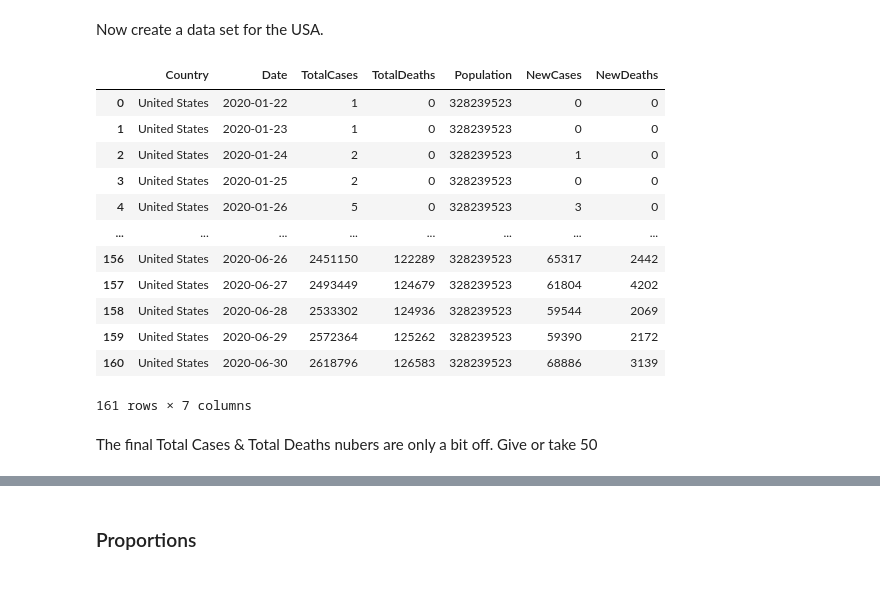
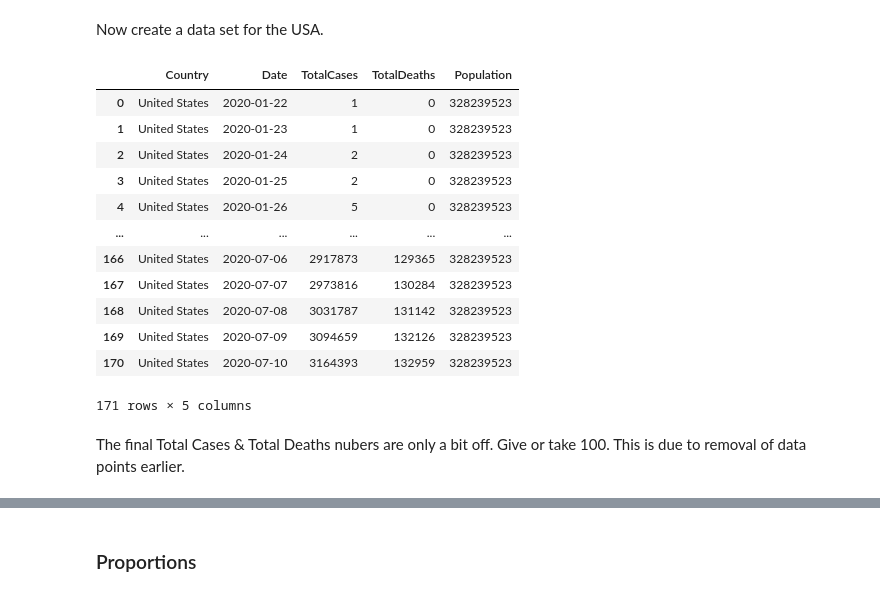
Before and after one commit to iscarff123/Covid19Project, a Jupyter notebook: Data_Preprocessing.ipynb, the cells around one changed output, grey strips where cells are left out. Saved outputs shown, nothing was run; the diff lists cells and outputs as text; code cells hidden in the pictures.

```diff
--- a/Data_Preprocessing.ipynb
+++ b/Data_Preprocessing.ipynb
@@ -679,6 +542,6 @@ The first 6 states (Alabama, Alaska, Arizona, Arkansas, California, Colorado, Co
 Extract the first 6 states.
 # %%
 ### First six states end where DC begins
-firstSix = cases_deaths2[:list(cases_deaths2["countyFIPS"][cases_deaths2["State"] == "DC"].index)[0]]
+firstSix = cases_deaths[:list(cases_deaths["countyFIPS"][cases_deaths["State"] == "DC"].index)[0]]
 firstSix
 # %% [output]
@@ -739,5 +602,5 @@ Now drop the first six states in cases_deaths2 and stack firstSix on top.
 # %%
-firstSixIndex = np.arange(start = 0, stop = list(cases_deaths2["countyFIPS"][cases_deaths2["State"] == "DC"].index)[0])
-cases_deaths2 = cases_deaths2.drop(firstSixIndex)
-cases_deaths2
+firstSixIndex = np.arange(start = 0, stop = list(cases_deaths["countyFIPS"][cases_deaths["State"] == "DC"].index)[0])
+cases_deaths = cases_deaths.drop(firstSixIndex)
+cases_deaths
 # %% [output]
@@ -757,4 +620,4 @@ cases_deaths2
 # %%
-cases_deaths2 = pd.concat([firstSix,cases_deaths2])
-cases_deaths2
+cases_deaths = pd.concat([firstSix,cases_deaths])
+cases_deaths
 # %% [output]
@@ -801,12 +684,11 @@ Now create a data frame that summarizes the data for each state.
 StateData = cases_deaths[cases_deaths['State'] == "Alabama"].groupby("Date").agg(
         TotalCases = pd.NamedAgg(column = "Total Cases", aggfunc = sum),
         TotalDeaths = pd.NamedAgg(column = "Total Deaths", aggfunc = sum),
-        Population = pd.NamedAgg(column = "Population", aggfunc = sum),
-        NewCases = pd.NamedAgg(column = "New Cases", aggfunc = sum),
-        NewDeaths = pd.NamedAgg(column = "New Deaths", aggfunc = sum))
+        Population = pd.NamedAgg(column = "Population", aggfunc = sum))
 
 ### Make a vector of the state and its FIPS
 state = np.repeat("Alabama", len(cases_deaths["Date"].unique()))
+stateABV = np.repeat("AL", len(cases_deaths["Date"].unique()))
 statefips = np.repeat('1', len(cases_deaths["Date"].unique()))
 
 ### Grab dates
@@ -814,26 +696,28 @@ date = cases_deaths["Date"].unique()
 
 ### Insert into State Data
 StateData.insert(0, "stateFIPS", statefips)
+StateData.insert(0, "StateABV", stateABV)
 StateData.insert(0, "State", state)
 StateData.insert(0, "Date", date)
 
 ### Now the rest
-for state, fipsNum in zip(cases_deaths["State"].unique()[1:], cases_deaths["stateFIPS"].unique()[1:]) :
+for state, fipsNum, stateABV in zip(cases_deaths["State"].unique()[1:], cases_deaths["stateFIPS"].unique()[1:],
+                                    cases_deaths["StateABV"].unique()[1:]) :
     ### Aggregate data
     myStateData = cases_deaths[cases_deaths['State'] == state].groupby("Date").agg(
         TotalCases = pd.NamedAgg(column = "Total Cases", aggfunc = sum),
         TotalDeaths = pd.NamedAgg(column = "Total Deaths", aggfunc = sum),
-        Population = pd.NamedAgg(column = "Population", aggfunc = sum),
-        NewCases = pd.NamedAgg(column = "New Cases", aggfunc = sum),
-        NewDeaths = pd.NamedAgg(column = "New Deaths", aggfunc = sum))
+        Population = pd.NamedAgg(column = "Population", aggfunc = sum))
 
     ### Make a vector of the state/fips and grab dates
     mystate = np.repeat(state, len(cases_deaths["Date"].unique()))
+    mystateABV = np.repeat(stateABV, len(cases_deaths["Date"].unique()))
     mystatefips = np.repeat(fipsNum, len(cases_deaths["Date"].unique()))
     mydate = cases_deaths["Date"].unique()
 
     ### Insert data
     myStateData.insert(0, "stateFIPS", mystatefips)
+    myStateData.insert(0, "StateABV", mystateABV)
     myStateData.insert(0, "State", state)
     myStateData.insert(0, "Date", date)
 
@@ -842,3 +726,5 @@ for state, fipsNum in zip(cases_deaths["State"].unique()[1:], cases_deaths["stat
 
 ### Reset indicies
 StateData = StateData.set_index(np.arange(0,len(StateData)))
+
+StateData
@@ -868,51 +752,47 @@ Now create a data set for the USA.
 USAData = StateData[StateData['Date'] == StateData["Date"].unique()[0]].groupby("Date").agg(
         TotalCases = pd.NamedAgg(column = "TotalCases", aggfunc = sum),
         TotalDeaths = pd.NamedAgg(column = "TotalDeaths", aggfunc = sum),
-        Population = pd.NamedAgg(column = "Population", aggfunc = sum),
-        NewCases = pd.NamedAgg(column = "NewCases", aggfunc = sum),
-        NewDeaths = pd.NamedAgg(column = "NewDeaths", aggfunc = sum))
+        Population = pd.NamedAgg(column = "Population", aggfunc = sum))
 
 ### Insert into usaData
 USAData.insert(0, "Date", StateData["Date"].unique()[0])
 USAData.insert(0, "Country", "United States")
 
 
 ### For the rest of dates
 for day in StateData["Date"].unique()[1:]:
     ### Aggregate data
     myUSAData = StateData[StateData['Date'] == day].groupby("Date").agg(
         TotalCases = pd.NamedAgg(column = "TotalCases", aggfunc = sum),
         TotalDeaths = pd.NamedAgg(column = "TotalDeaths", aggfunc = sum),
-        Population = pd.NamedAgg(column = "Population", aggfunc = sum),
-        NewCases = pd.NamedAgg(column = "NewCases", aggfunc = sum),
-        NewDeaths = pd.NamedAgg(column = "NewDeaths", aggfunc = sum))
+        Population = pd.NamedAgg(column = "Population", aggfunc = sum))
 
     ### Insert date into data
     myUSAData.insert(0, "Date", day)
     myUSAData.insert(0, "Country", "United States")
 
     ### Stack state datas
     USAData = pd.concat([USAData, myUSAData])
 
 
 
 ### Reset indicies
 USAData = USAData.set_index(np.arange(0,len(USAData)))
 
 USAData
 # %% [output]
-|  | Country | Date | TotalCases | TotalDeaths | Population | NewCases | NewDeaths |
-| 0 | United States | 2020-01-22 | 1 | 0 | 328239523 | 0 | 0 |
-| 1 | United States | 2020-01-23 | 1 | 0 | 328239523 | 0 | 0 |
-| 2 | United States | 2020-01-24 | 2 | 0 | 328239523 | 1 | 0 |
-| 3 | United States | 2020-01-25 | 2 | 0 | 328239523 | 0 | 0 |
-| 4 | United States | 2020-01-26 | 5 | 0 | 328239523 | 3 | 0 |
-| ... | ... | ... | ... | ... | ... | ... | ... |
-| 156 | United States | 2020-06-26 | 2451150 | 122289 | 328239523 | 65317 | 2442 |
-| 157 | United States | 2020-06-27 | 2493449 | 124679 | 328239523 | 61804 | 4202 |
-| 158 | United States | 2020-06-28 | 2533302 | 124936 | 328239523 | 59544 | 2069 |
-| 159 | United States | 2020-06-29 | 2572364 | 125262 | 328239523 | 59390 | 2172 |
-| 160 | United States | 2020-06-30 | 2618796 | 126583 | 328239523 | 68886 | 3139 |
+|  | Country | Date | TotalCases | TotalDeaths | Population |
+| 0 | United States | 2020-01-22 | 1 | 0 | 328239523 |
+| 1 | United States | 2020-01-23 | 1 | 0 | 328239523 |
+| 2 | United States | 2020-01-24 | 2 | 0 | 328239523 |
+| 3 | United States | 2020-01-25 | 2 | 0 | 328239523 |
+| 4 | United States | 2020-01-26 | 5 | 0 | 328239523 |
+| ... | ... | ... | ... | ... | ... |
+| 166 | United States | 2020-07-06 | 2917873 | 129365 | 328239523 |
+| 167 | United States | 2020-07-07 | 2973816 | 130284 | 328239523 |
+| 168 | United States | 2020-07-08 | 3031787 | 131142 | 328239523 |
+| 169 | United States | 2020-07-09 | 3094659 | 132126 | 328239523 |
+| 170 | United States | 2020-07-10 | 3164393 | 132959 | 328239523 |
-161 rows × 7 columns
+171 rows × 5 columns
 # %% [markdown]
-The final Total Cases & Total Deaths nubers are only a bit off. Give or take 50
+The final Total Cases & Total Deaths nubers are only a bit off. Give or take 100. This is due to removal of data points earlier.
```
Also changed, not shown: parts of 146 cells of this notebook, 18 other files.
